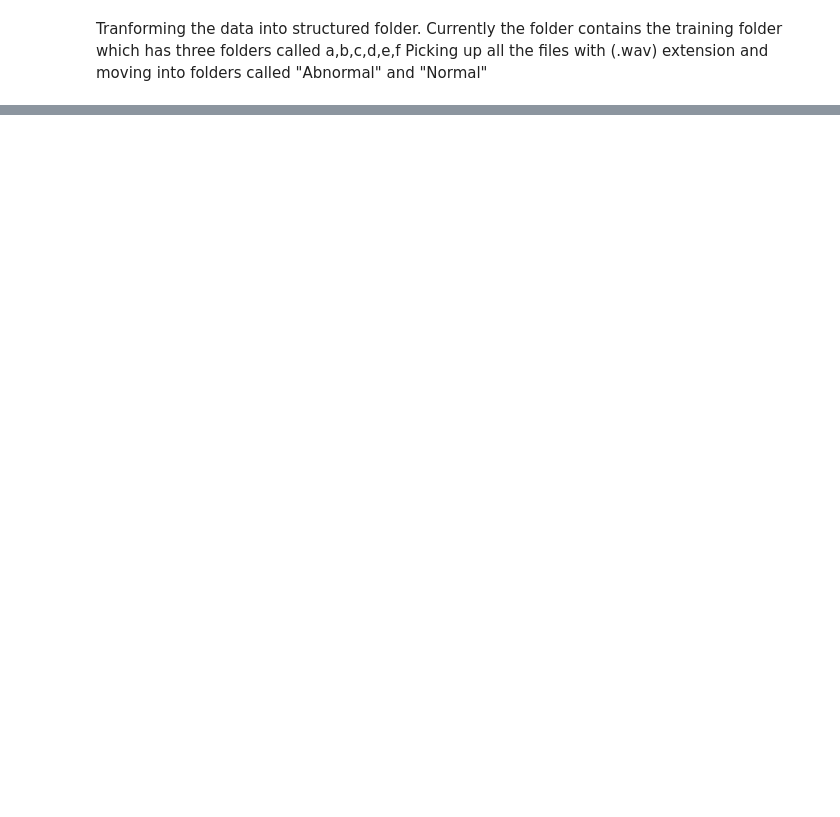
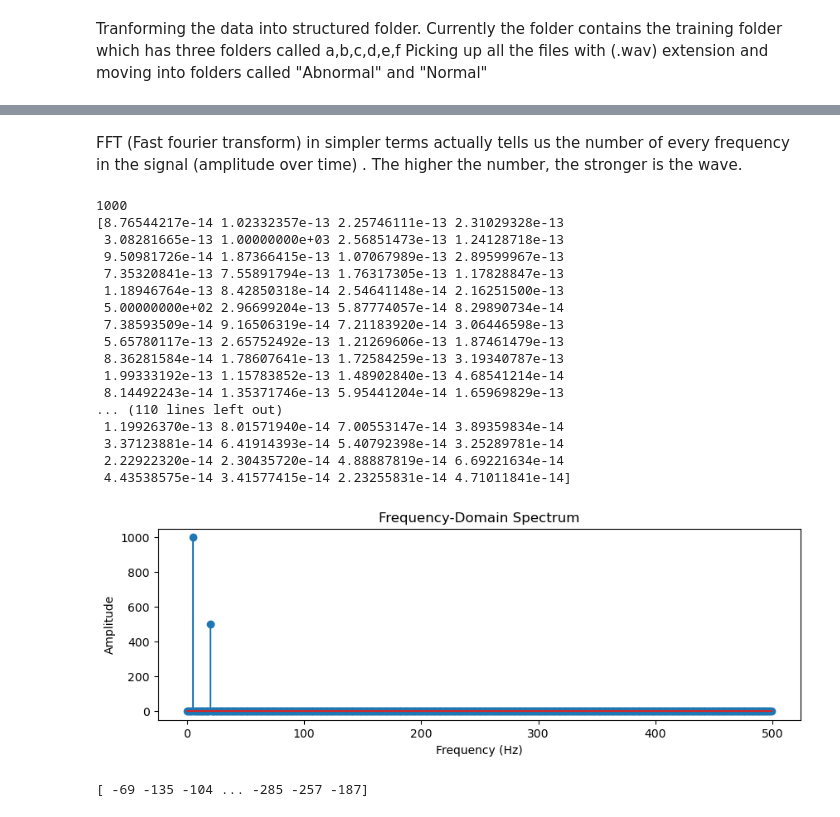
Before and after one commit to sania8/ProgrammingAndMathsforAI, a Jupyter notebook: EDA-Physionet-HeartBeatSounds.ipynb, the cells around one changed output, grey strips where cells are left out. Cells and saved outputs as stored; diff of their text form; code cells hidden in the pictures; blank space fills up the shorter version.

```diff
--- a/EDA-Physionet-HeartBeatSounds.ipynb
+++ b/EDA-Physionet-HeartBeatSounds.ipynb
@@ -65,0 +240,53 @@ print("\nDone moving all files!")
+# %% [markdown]
+FFT (Fast fourier transform) in simpler terms actually tells us the number of every frequency in the signal (amplitude over time) . The higher the number, the stronger is the wave.
+# %%
+# Number of samples
+N = len(signal)
+print(N)
+# Apply FFT
+fft_result = np.fft.fft(signal)  # convert (amplitude vs time) into (signal vs frequency)
+
+# Frequency bins
+freq = np.fft.fftfreq(N, d=1/fs)
+
+# Only take positive frequencies
+fft_result = fft_result[:N//2]
+freq = freq[:N//2]
+
+# Magnitude (amplitude) of each frequency
+magnitude = np.abs(fft_result)
+print(magnitude)
+
+# Plot frequency spectrum
+plt.figure(figsize=(10, 3))
+plt.stem(freq, magnitude)
+plt.title("Frequency-Domain Spectrum")
+plt.xlabel("Frequency (Hz)")
+plt.ylabel("Amplitude")
+plt.show()
+# %% [output]
+1000
+[8.76544217e-14 1.02332357e-13 2.25746111e-13 2.31029328e-13
+ 3.08281665e-13 1.00000000e+03 2.56851473e-13 1.24128718e-13
+ 9.50981726e-14 1.87366415e-13 1.07067989e-13 2.89599967e-13
+ 7.35320841e-13 7.55891794e-13 1.76317305e-13 1.17828847e-13
+ 1.18946764e-13 8.42850318e-14 2.54641148e-14 2.16251500e-13
+ 5.00000000e+02 2.96699204e-13 5.87774057e-14 8.29890734e-14
+ 7.38593509e-14 9.16506319e-14 7.21183920e-14 3.06446598e-13
+ 5.65780117e-13 2.65752492e-13 1.21269606e-13 1.87461479e-13
+ 8.36281584e-14 1.78607641e-13 1.72584259e-13 3.19340787e-13
+ 1.99333192e-13 1.15783852e-13 1.48902840e-13 4.68541214e-14
+ 8.14492243e-14 1.35371746e-13 5.95441204e-14 1.65969829e-13
+... (110 lines left out)
+ 1.19926370e-13 8.01571940e-14 7.00553147e-14 3.89359834e-14
+ 3.37123881e-14 6.41914393e-14 5.40792398e-14 3.25289781e-14
+ 2.22922320e-14 2.30435720e-14 4.88887819e-14 6.69221634e-14
+ 4.43538575e-14 3.41577415e-14 2.23255831e-14 4.71011841e-14]
+[figure, added]
+# %%
+from scipy.io import wavfile
+
+sr, data = wavfile.read("dataset/abnormal/a0001.wav")
+print(data[:])
+# %% [output]
+[ -69 -135 -104 ... -285 -257 -187]
```
Also changed, not shown: parts of 43 cells of this notebook.
